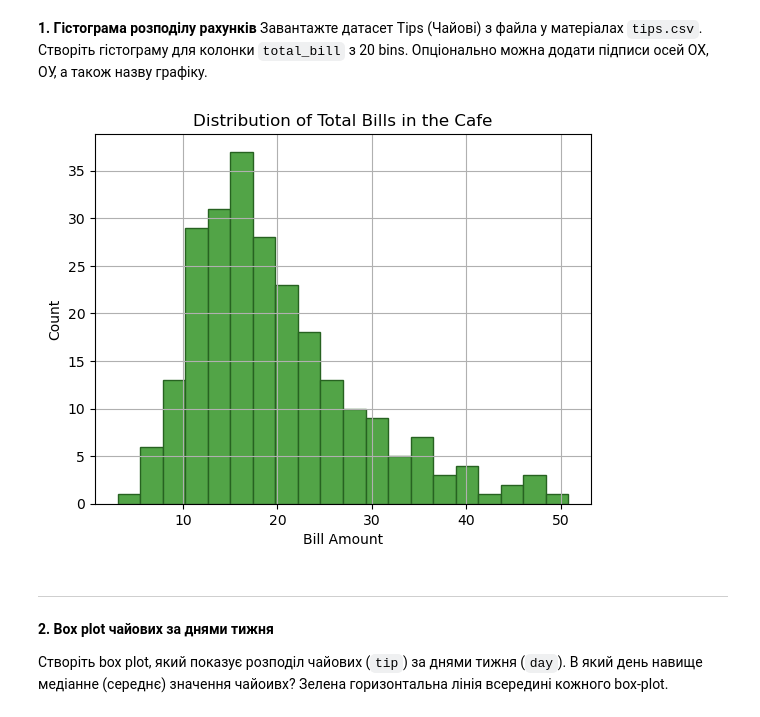
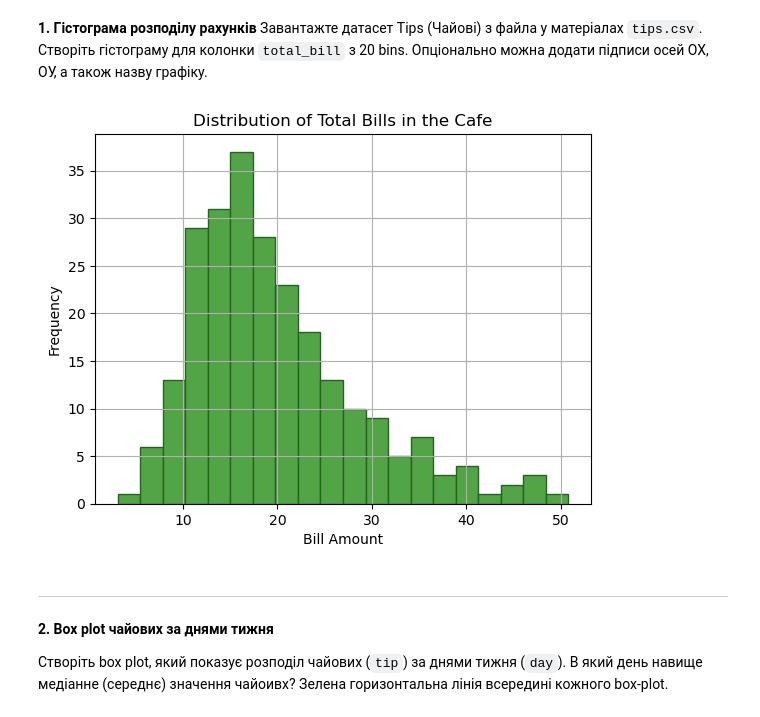
Before and after one commit to askryp/python_for_ds_tasks, a Jupyter notebook: Notebooks/HW9_Data_Visualization.ipynb, the cells around one changed output. Drawn from its saved outputs; the diff is of its cells as text; code cells hidden in the pictures.

```diff
--- a/Notebooks/HW9_Data_Visualization.ipynb
+++ b/Notebooks/HW9_Data_Visualization.ipynb
@@ -35,12 +35,12 @@ tips_df = pd.read_csv('../Sample Data/tip.csv')
 # %%
 # Plot the distribution of total bills in the cafe
 tips_df['total_bill'].hist(bins=20, color='#52a447', edgecolor='#276221')
 plt.title('Distribution of Total Bills in the Cafe')
 plt.xlabel('Bill Amount')
-plt.ylabel('Count')
+plt.ylabel('Frequency')
 plt.show();
 # %% [output]
-[figure, old version]
+[figure, new version]
 # %% [markdown]
 ---
 
```
